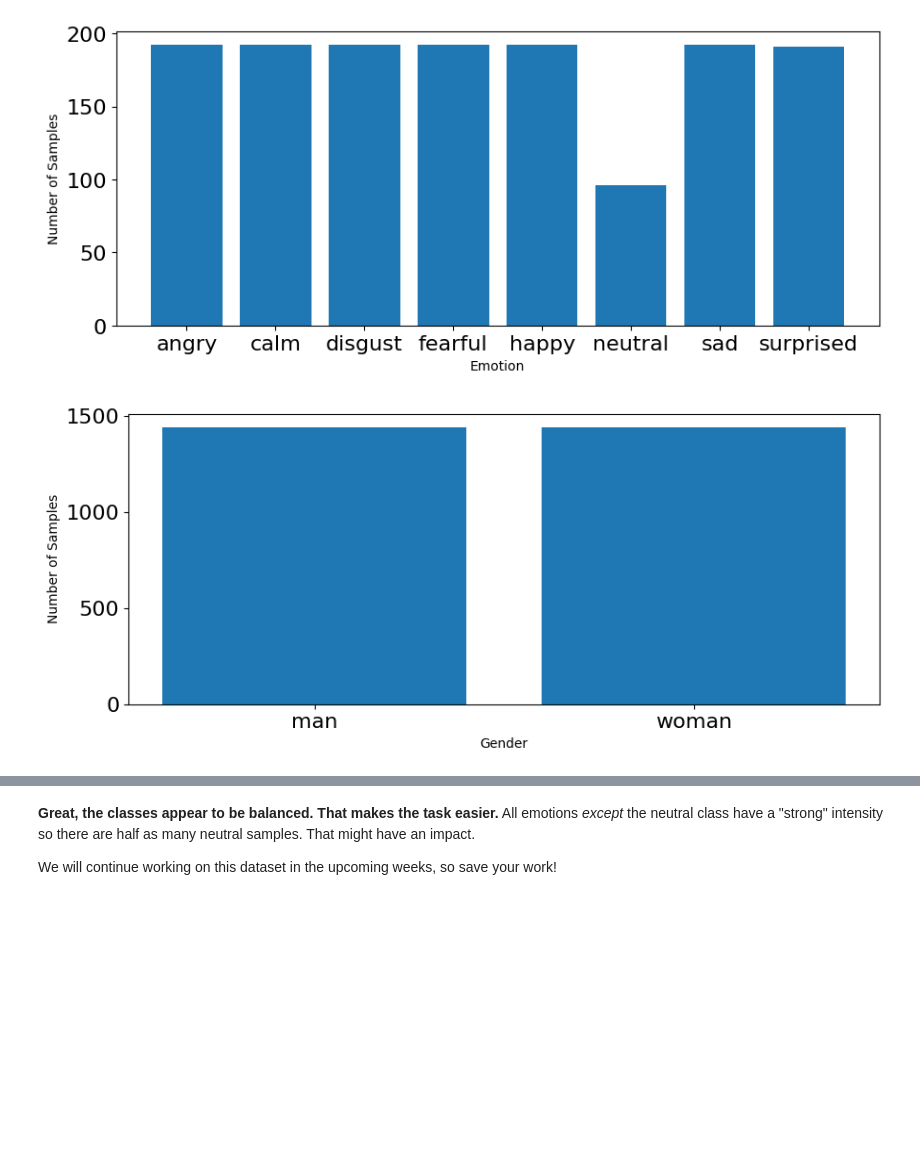
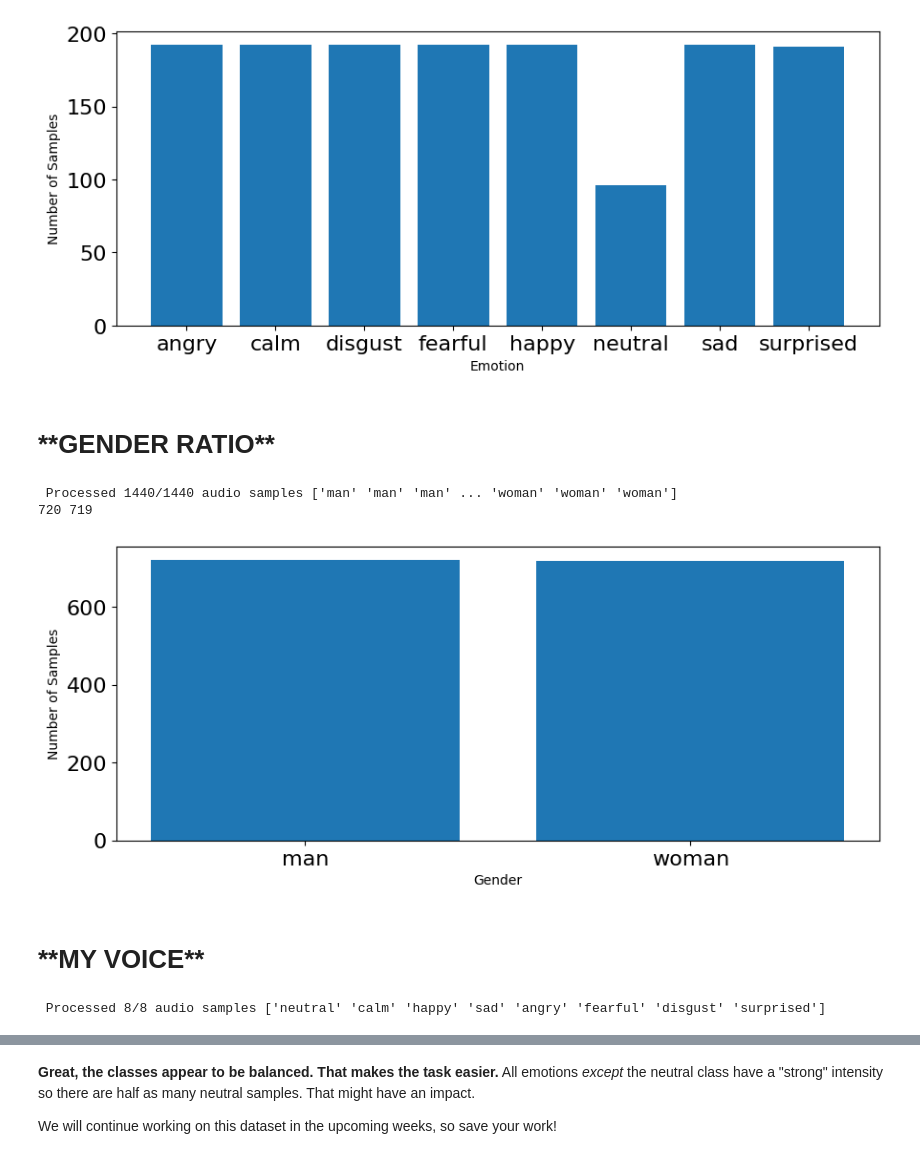
Before and after one commit to theoneureka/Week2-DataPreprocessing, a Jupyter notebook: Week 2.ipynb, the cells around one changed output, grey strips where cells are left out. Cells and saved outputs as stored; diff of their text form; code cells hidden in the pictures; blank space fills up the shorter version.

```diff
--- a/Week 2.ipynb
+++ b/Week 2.ipynb
@@ -782,3 +774,5 @@ plt.ylabel('Number of Samples')
 plt.show()
 # %% [output]
 [figure]
+# %% [markdown]
+<h1>**GENDER RATIO**</h1>
@@ -785,15 +809,34 @@ plt.show()
+# %%
+features, gender = load_data2()
+print(gender)
+
+m = 0
+f = 0
+
+for item in gender:
+  if item=='man':
+    m+=1
+  else:
+    f+=1
+
+print(m, f)
+# %% [output]
+ Processed 1440/1440 audio samples ['man' 'man' 'man' ... 'woman' 'woman' 'woman']
+720 719
 # %%
 # plot gender
 plt.figure(figsize=(35,4))
 plt.subplot(1,3,1)
 #np.unique returns ordered list of unique elements and count of each element
 # emotion_list, count = np.unique(emotions, return_counts=True)
 gender_list, count = np.unique(gender, return_counts=True)
 plt.bar(x=range(2), height=count)
-plt.xticks(ticks=range(2), labels = ['man', 'woman'],fontsize=10)
+plt.xticks(ticks=range(2), labels = [gender for gender in gender_list],fontsize=10)
 plt.xlabel('Gender')
 plt.tick_params(labelsize=16)
 plt.ylabel('Number of Samples')
 plt.show()
 # %% [output]
-[figure, old version]
+[figure, new version]
+# %% [markdown]
+<h1>**MY VOICE**</h1>
@@ -799,0 +862,5 @@ plt.show()
+# %%
+features, emotions = load_data()
+print(emotions)
+# %% [output]
+ Processed 8/8 audio samples ['neutral' 'calm' 'happy' 'sad' 'angry' 'fearful' 'disgust' 'surprised']
```
Also changed, not shown: parts of 40 cells of this notebook.
